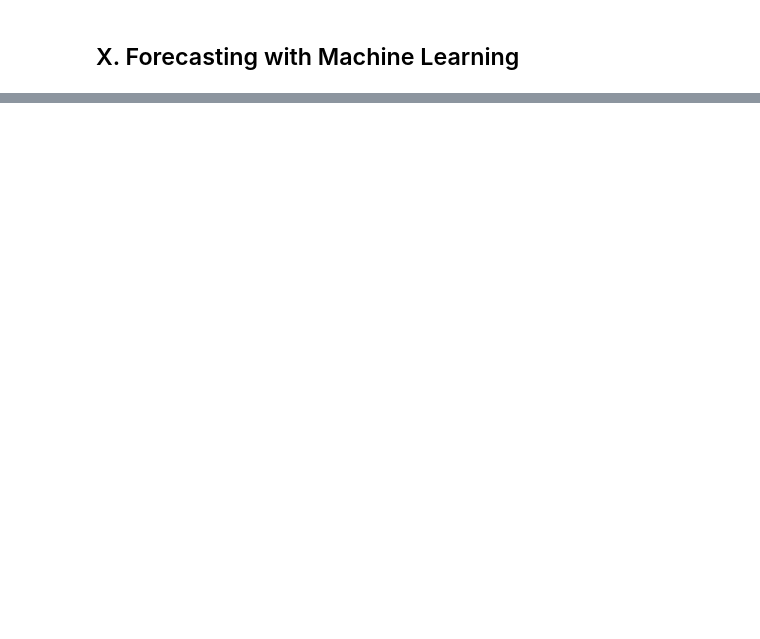
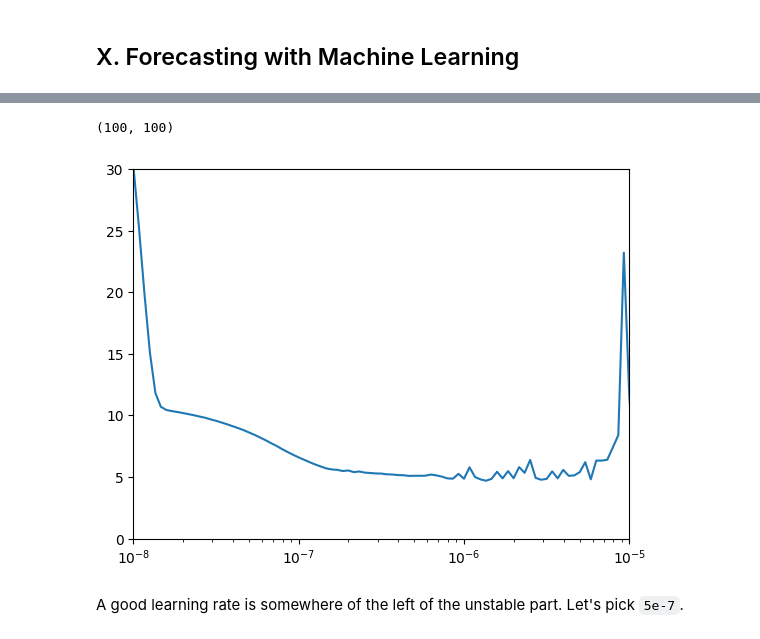
Before and after one commit to sambitmukherjee/handson-ml3-pytorch, a Jupyter notebook: bonus/udacity/Intro_to_TF_for_DL/Lesson_8_A.ipynb, the cells around one changed output, grey strips where cells are left out. Cells and saved outputs as stored; diff of their text form; code cells hidden in the pictures; blank space fills up the shorter version.

Commit message:
Completed till "Linear Model"

```diff
--- a/bonus/udacity/Intro_to_TF_for_DL/Lesson_8_A.ipynb
+++ b/bonus/udacity/Intro_to_TF_for_DL/Lesson_8_A.ipynb
@@ -239,0 +329,9 @@ len(train_dl), len(valid_dl)
+# %%
+from torch.optim import SGD
+
+optimizer = SGD(model.parameters(), lr=1e-8, momentum=0.9)
+# %%
+from torch.optim.lr_scheduler import LambdaLR
+
+lr_lambda = lambda epoch: 10**(epoch / 30)
+lr_scheduler = LambdaLR(optimizer, lr_lambda)
@@ -239,0 +352,15 @@ len(train_dl), len(valid_dl)
+# %%
+def train_epoch():
+    model.train()
+    train_loss = 0
+    for x_batch, y_batch in train_dl:
+        x_batch, y_batch = x_batch.to(device), y_batch.to(device)
+        preds = model(x_batch)
+        loss = loss_fn(preds.squeeze(), y_batch)
+        train_loss += loss.item()
+        optimizer.zero_grad()
+        loss.backward()
+        optimizer.step()
+    train_loss /= len(train_set)
+    train_loss = round(train_loss, 4)
+    return train_loss
@@ -239,0 +384,19 @@ len(train_dl), len(valid_dl)
+# %%
+learning_rates = []
+losses = []
+for epoch in range(100):
+    train_loss = train_epoch()
+    losses.append(train_loss)
+    learning_rates.append(lr_scheduler.get_last_lr())
+    lr_scheduler.step()
+# %%
+len(learning_rates), len(losses)
+# %% [output]
+(100, 100)
+# %%
+plt.semilogx(learning_rates, losses)
+plt.axis([1e-8, 1e-5, 0, 30]);
+# %% [output]
+[figure, added]
+# %% [markdown]
+A good learning rate is somewhere of the left of the unstable part. Let's pick `5e-7`.
```
Also changed, not shown: parts of 54 cells of this notebook.
